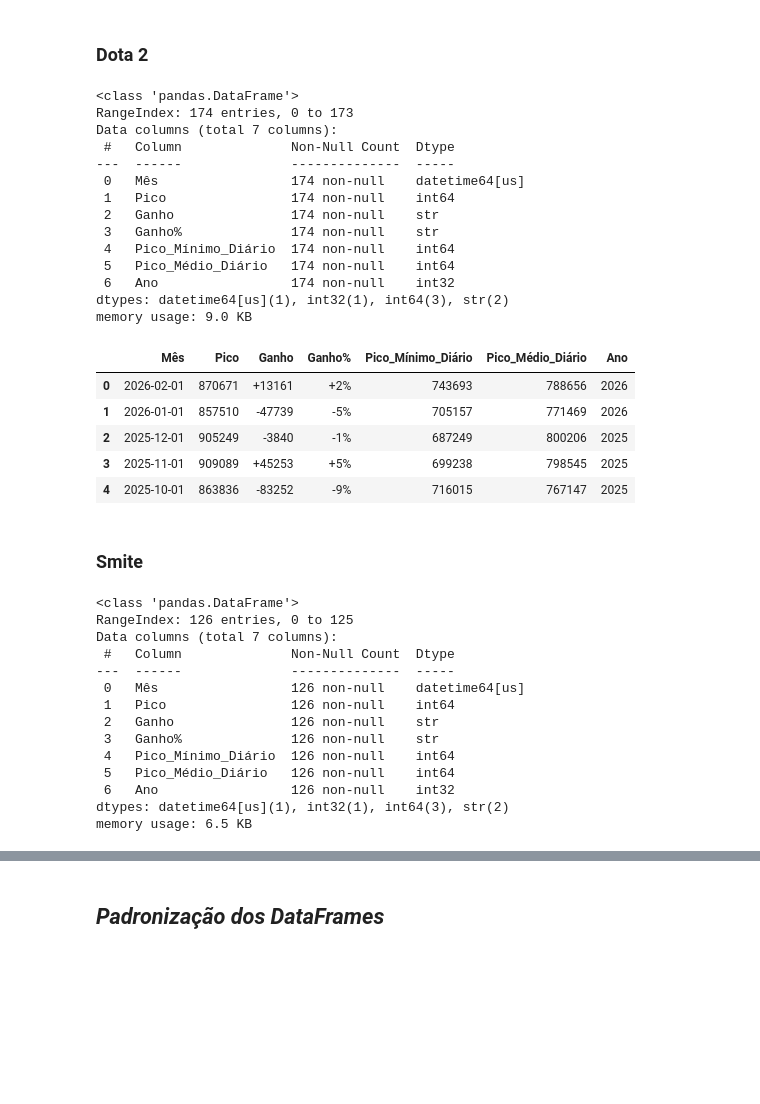
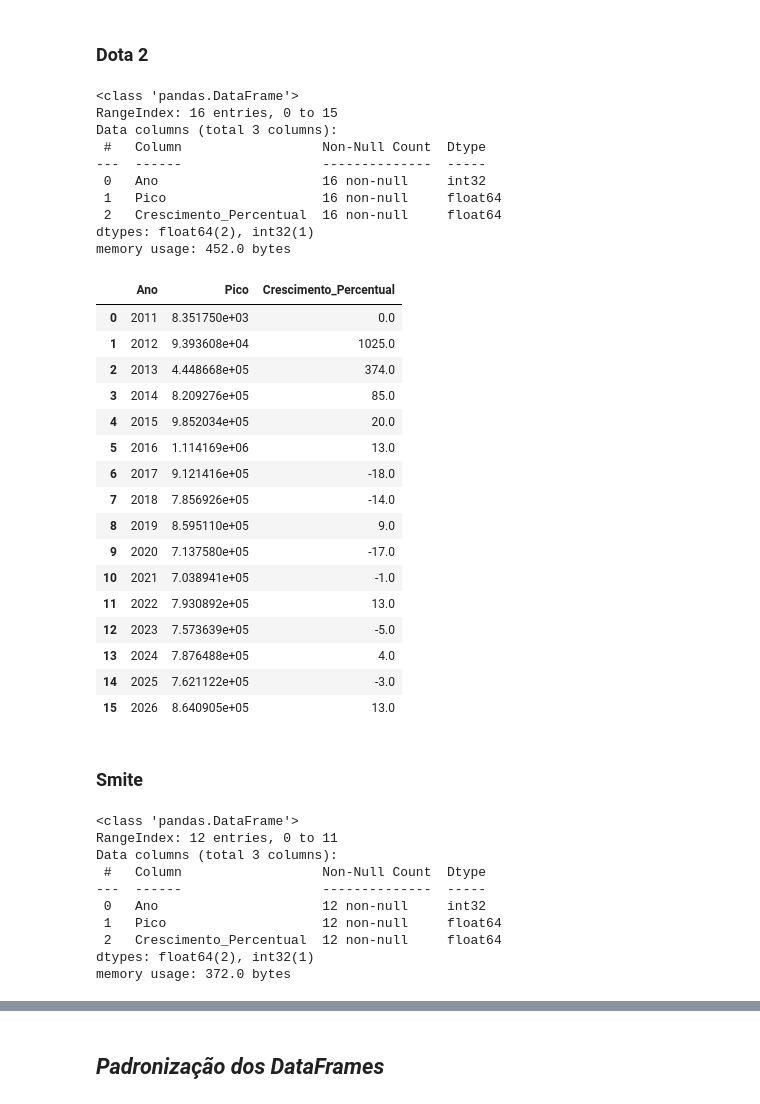
Before and after one commit to GabrielMSAlbino/Lol-esta-acabando-ponto-de-interogacao, a Jupyter notebook: lol_esta_acabandov2.ipynb, the cells around one changed output, grey strips where cells are left out. Cells and saved outputs as stored; diff of their text form; code cells hidden in the pictures; blank space fills up the shorter version.

```diff
--- a/lol_esta_acabandov2.ipynb
+++ b/lol_esta_acabandov2.ipynb
@@ -203,31 +170,38 @@ df_dota2_anual.to_csv(
     encoding='utf-8-sig'
 )
 # %%
-df_dota2.info()
+df_dota2_anual.info()
 # %% [output]
 <class 'pandas.DataFrame'>
-RangeIndex: 174 entries, 0 to 173
-Data columns (total 7 columns):
- #   Column              Non-Null Count  Dtype
----  ------              --------------  -----
- 0   Mês                 174 non-null    datetime64[us]
- 1   Pico                174 non-null    int64
- 2   Ganho               174 non-null    str
- 3   Ganho%              174 non-null    str
- 4   Pico_Mínimo_Diário  174 non-null    int64
- 5   Pico_Médio_Diário   174 non-null    int64
- 6   Ano                 174 non-null    int32
-dtypes: datetime64[us](1), int32(1), int64(3), str(2)
-memory usage: 9.0 KB
+RangeIndex: 16 entries, 0 to 15
+Data columns (total 3 columns):
+ #   Column                  Non-Null Count  Dtype
+---  ------                  --------------  -----
+ 0   Ano                     16 non-null     int32
+ 1   Pico                    16 non-null     float64
+ 2   Crescimento_Percentual  16 non-null     float64
+dtypes: float64(2), int32(1)
+memory usage: 452.0 bytes
 # %%
-df_dota2.head()
+df_dota2_anual.head(25)
 # %% [output]
-|  | Mês | Pico | Ganho | Ganho% | Pico_Mínimo_Diário | Pico_Médio_Diário | Ano |
-| 0 | 2026-02-01 | 870671 | +13161 | +2% | 743693 | 788656 | 2026 |
-| 1 | 2026-01-01 | 857510 | -47739 | -5% | 705157 | 771469 | 2026 |
-| 2 | 2025-12-01 | 905249 | -3840 | -1% | 687249 | 800206 | 2025 |
-| 3 | 2025-11-01 | 909089 | +45253 | +5% | 699238 | 798545 | 2025 |
-| 4 | 2025-10-01 | 863836 | -83252 | -9% | 716015 | 767147 | 2025 |
+|  | Ano | Pico | Crescimento_Percentual |
+| 0 | 2011 | 8.351750e+03 | 0.0 |
+| 1 | 2012 | 9.393608e+04 | 1025.0 |
+| 2 | 2013 | 4.448668e+05 | 374.0 |
+| 3 | 2014 | 8.209276e+05 | 85.0 |
+| 4 | 2015 | 9.852034e+05 | 20.0 |
+| 5 | 2016 | 1.114169e+06 | 13.0 |
+| 6 | 2017 | 9.121416e+05 | -18.0 |
+| 7 | 2018 | 7.856926e+05 | -14.0 |
+| 8 | 2019 | 8.595110e+05 | 9.0 |
+| 9 | 2020 | 7.137580e+05 | -17.0 |
+| 10 | 2021 | 7.038941e+05 | -1.0 |
+| 11 | 2022 | 7.930892e+05 | 13.0 |
+| 12 | 2023 | 7.573639e+05 | -5.0 |
+| 13 | 2024 | 7.876488e+05 | 4.0 |
+| 14 | 2025 | 7.621122e+05 | -3.0 |
+| 15 | 2026 | 8.640905e+05 | 13.0 |
 # %% [markdown]
 ### Smite
 # %%
@@ -255,20 +229,16 @@ df_smite_anual.to_csv(
     encoding='utf-8-sig'
 )
 # %%
-df_smite.info()
+df_smite_anual.info()
 # %% [output]
 <class 'pandas.DataFrame'>
-RangeIndex: 126 entries, 0 to 125
-Data columns (total 7 columns):
- #   Column              Non-Null Count  Dtype
----  ------              --------------  -----
- 0   Mês                 126 non-null    datetime64[us]
- 1   Pico                126 non-null    int64
- 2   Ganho               126 non-null    str
- 3   Ganho%              126 non-null    str
- 4   Pico_Mínimo_Diário  126 non-null    int64
- 5   Pico_Médio_Diário   126 non-null    int64
- 6   Ano                 126 non-null    int32
-dtypes: datetime64[us](1), int32(1), int64(3), str(2)
-memory usage: 6.5 KB
+RangeIndex: 12 entries, 0 to 11
+Data columns (total 3 columns):
+ #   Column                  Non-Null Count  Dtype
+---  ------                  --------------  -----
+ 0   Ano                     12 non-null     int32
+ 1   Pico                    12 non-null     float64
+ 2   Crescimento_Percentual  12 non-null     float64
+dtypes: float64(2), int32(1)
+memory usage: 372.0 bytes
 # %%
```
Also changed, not shown: parts of 5 cells of this notebook.
